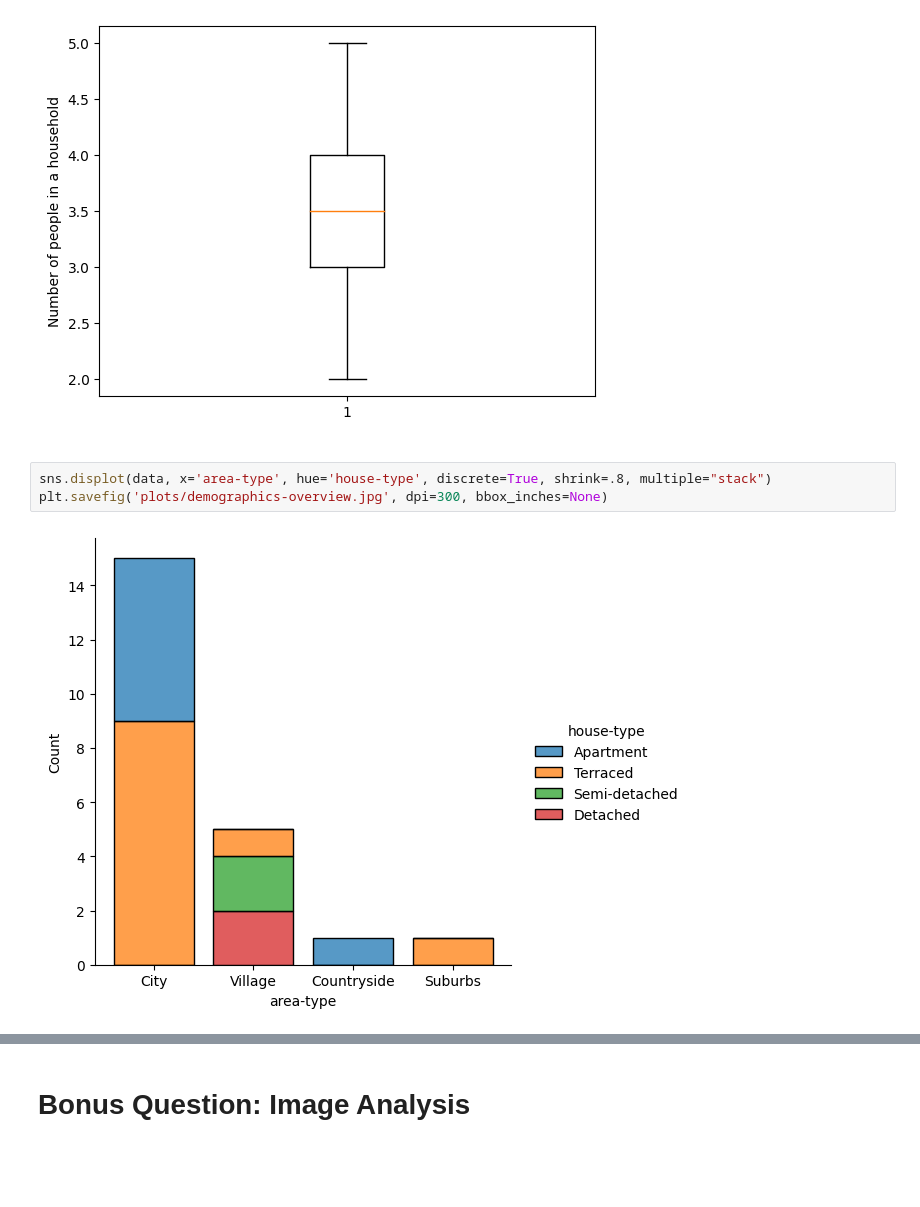
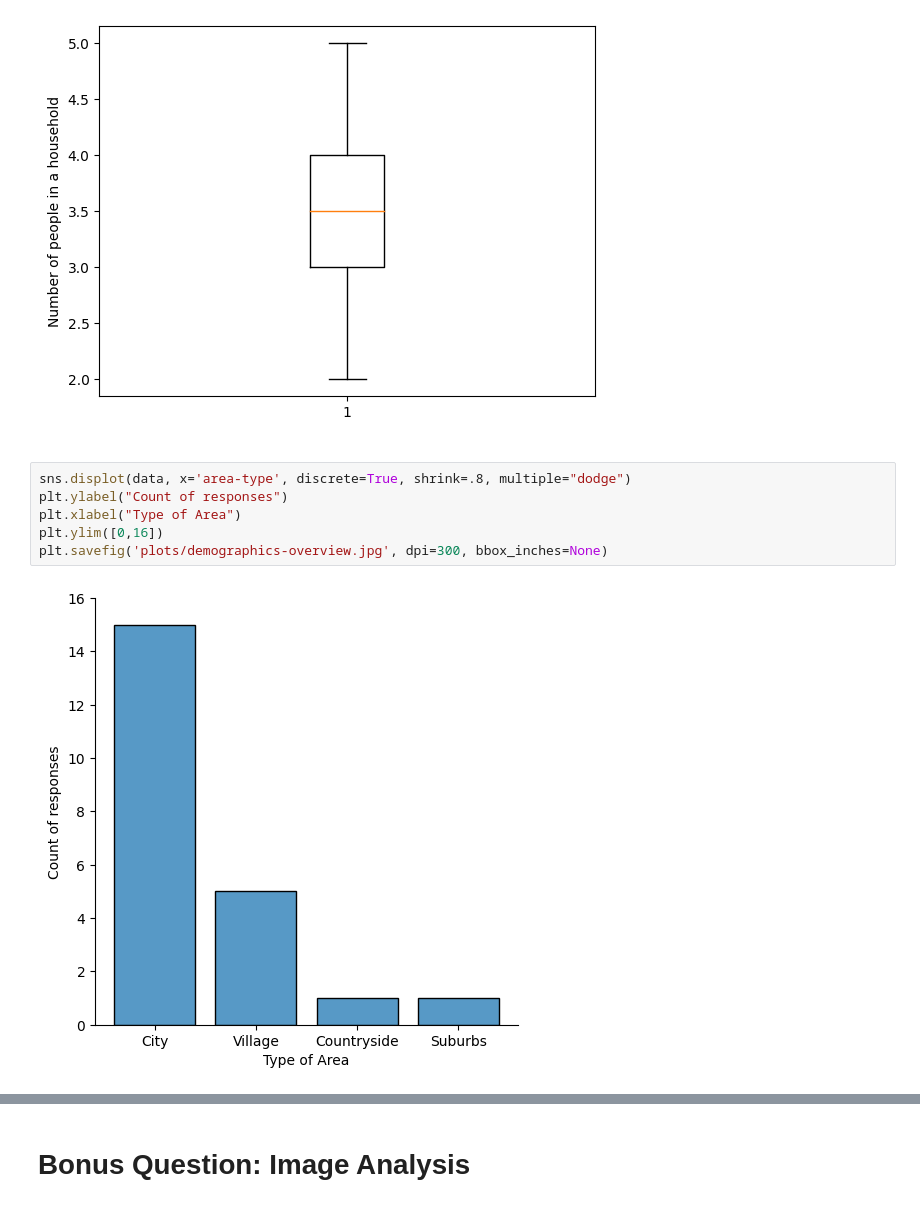
Before and after one commit to shrutirao94/spatial-inequality-nl-analysis, a Jupyter notebook: analysis.ipynb, the cells around one changed output, grey strips where cells are left out. Cells and saved outputs as stored; diff of their text form; blank space fills up the shorter version.

Commit message:
[EDIT] Code updated for Better Plot Printing

```diff
--- a/analysis.ipynb
+++ b/analysis.ipynb
@@ -92,9 +110,12 @@ plt.savefig('plots/household-size-boxplot.jpg', dpi=300, bbox_inches=None)
 # %% [output]
 [figure]
 # %%
-sns.displot(data, x='area-type', hue='house-type', discrete=True, shrink=.8, multiple="stack")
+sns.displot(data, x='area-type', discrete=True, shrink=.8, multiple="dodge")
+plt.ylabel("Count of responses")
+plt.xlabel("Type of Area")
+plt.ylim([0,16])
 plt.savefig('plots/demographics-overview.jpg', dpi=300, bbox_inches=None)
 # %% [output]
-[figure, old version]
+[figure, new version]
 # %%
 sns.catplot(data, x="area-type", y="household-size", hue="house-type", kind="bar", errorbar=None)
```
Also changed, not shown: parts of 12 cells of this notebook, 4 other files.
